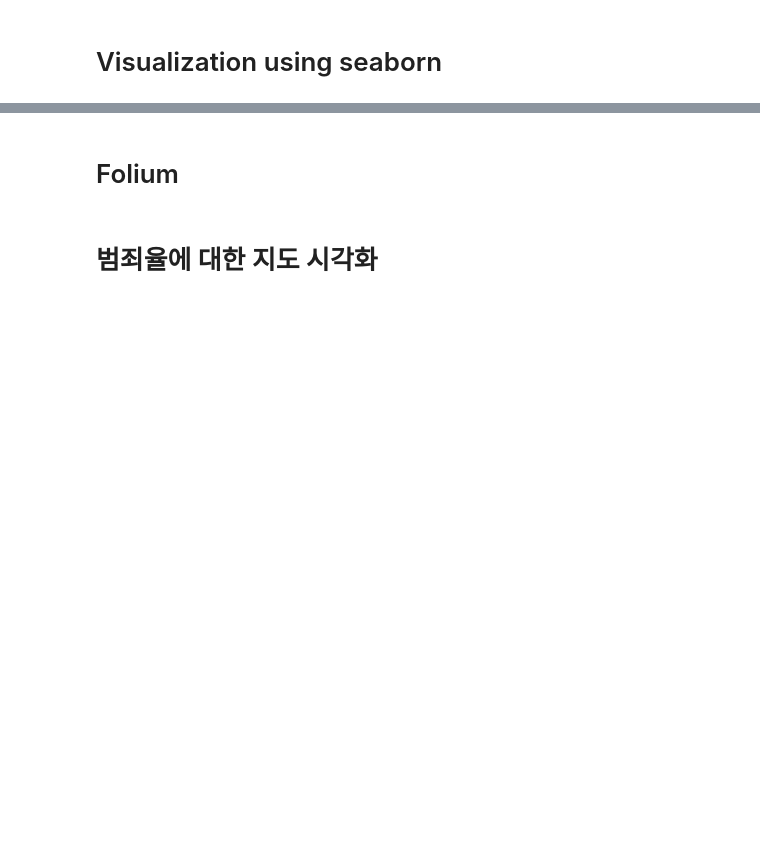
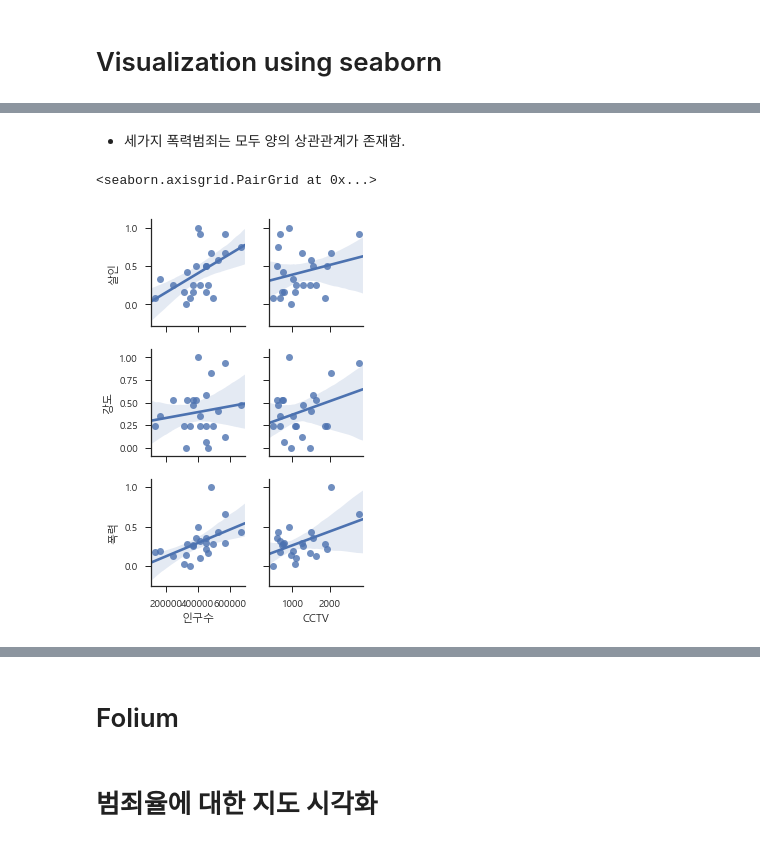
Before and after one commit to dyswn555/MgtDatabase2018, a Jupyter notebook: 데이터 분석1/데이터 분석 2/서울시 범죄현황 분석_student.ipynb, the cells around one changed output, grey strips where cells are left out. Saved outputs shown, nothing was run; the diff lists cells and outputs as text; code cells hidden in the pictures; blank space fills up the shorter version.

```diff
--- a/데이터 분석1/데이터 분석 2/서울시 범죄현황 분석_student.ipynb
+++ b/데이터 분석1/데이터 분석 2/서울시 범죄현황 분석_student.ipynb
@@ -636,0 +762,7 @@ crime_norm.head()
+# %% [markdown]
+- 세가지 폭력범죄는 모두 양의 상관관계가 존재함.
+# %%
+sns.pairplot(crime_norm, x_vars = ["인구수","CCTV"], y_vars = ['살인','강도','폭력'], kind= 'reg', size=2)
+# %% [output]
+<seaborn.axisgrid.PairGrid at 0x...>
+[figure, added]
```
Also changed, not shown: parts of 39 cells of this notebook.
